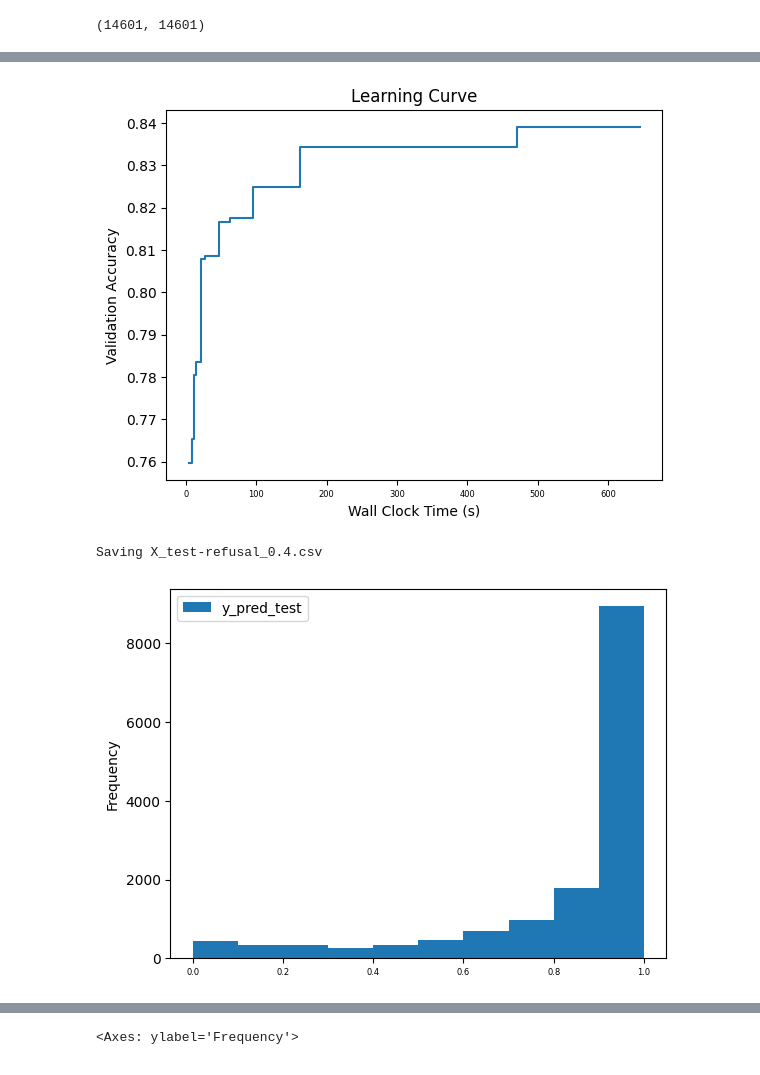
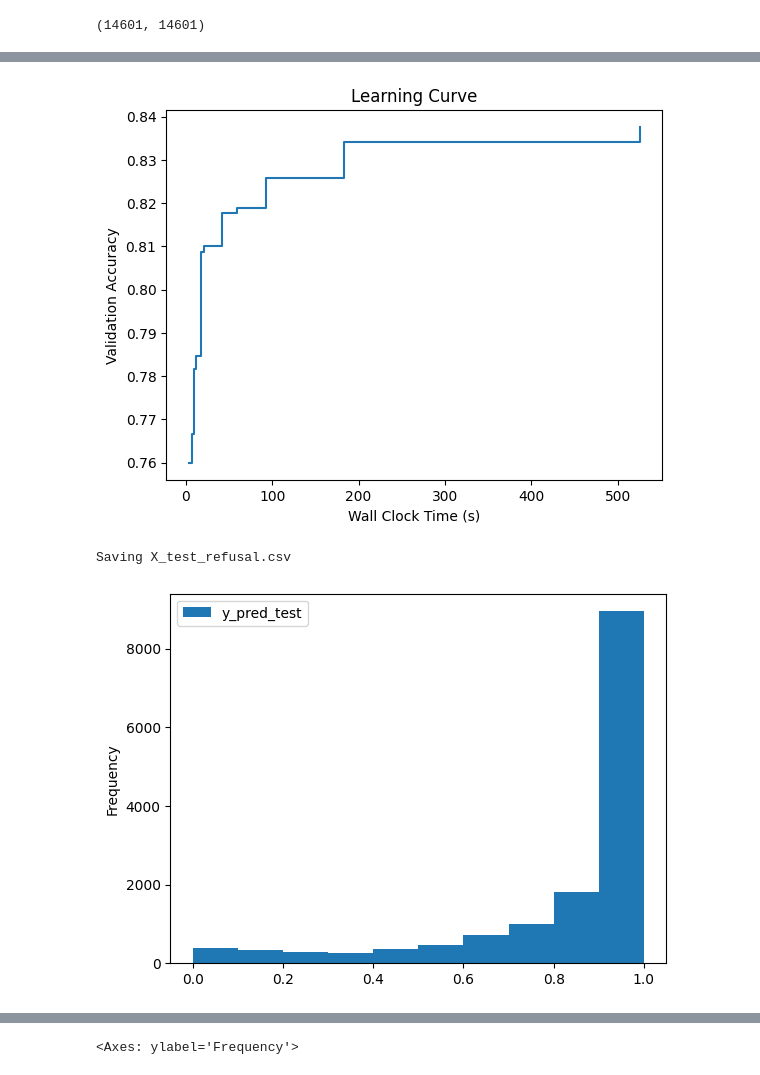
Before and after one commit to klahrich/westgate, a Jupyter notebook: refusal_model/refusal_model.ipynb, the cells around one changed output, grey strips where cells are left out. Drawn from its saved outputs; the diff is of its cells as text; code cells hidden in the pictures.

Commit message:
main branch in order: refusal model v0.4 and default model v1.0

```diff
--- a/refusal_model/refusal_model.ipynb
+++ b/refusal_model/refusal_model.ipynb
@@ -227,7 +144,7 @@ refused
 0    0.193244
 Name: proportion, dtype: float64
 # %%
-refusal_model = LendingModel(model_name='refusal', version=0.4)
+refusal_model = LendingModel(model_name='refusal', model_version='0.4')
 # %%
 X_train, X_test, y_train, y_test, extra = refusal_model.split_data(df, split_criteria=0.15)
 # %%
@@ -261,5 +162,3 @@ def feature_engineer_income(X:pd.DataFrame) -> pd.DataFrame:
-# %%
-refusal_model.add_feature_eng(feature_engineer_income)
 # %%
 X_train, X_test = refusal_model.feature_engineer(X_train, X_test)
 # %% [output]
@@ -341,11 +220,11 @@ Index(['account_age_days', 'average_monthly_recurring_transfers_in_complex',
 # %%
 y_pred_proba, y_pred, extra = refusal_model.fit(*r,
-                                                time_budget=900,
+                                                time_budget=600,
                                                 threshold=0.55)
 # %% [output]
-[figure, old version]
+[figure, new version]
-Saving X_test-refusal_0.4.csv
+Saving X_test_refusal.csv
-[figure, old version]
+[figure, new version]
 # %%
 refusal_model.feat_imp()
 # %% [output]
```
Also changed, not shown: parts of 26 cells of this notebook, 13 other files.
